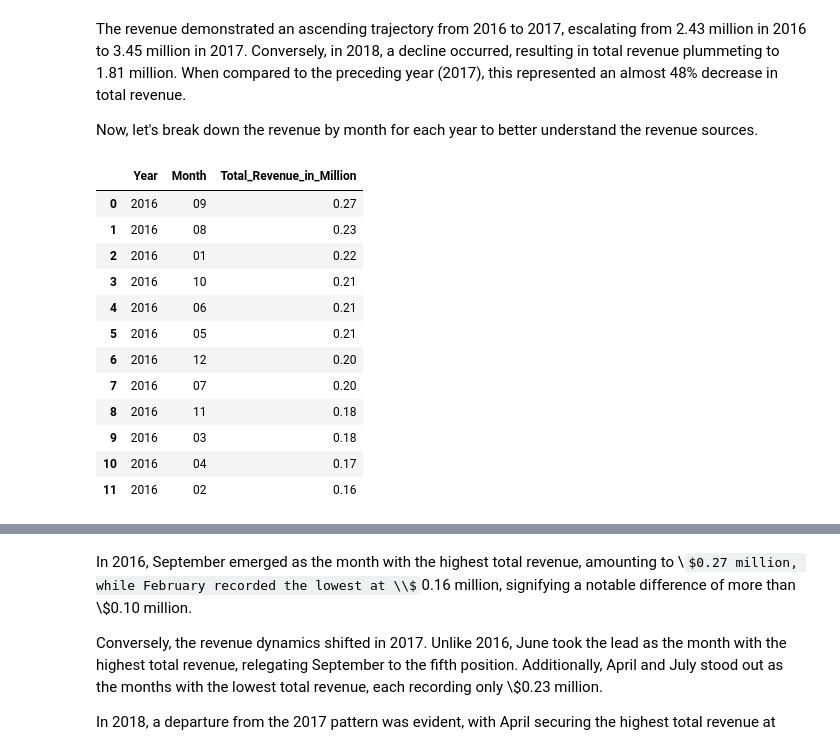
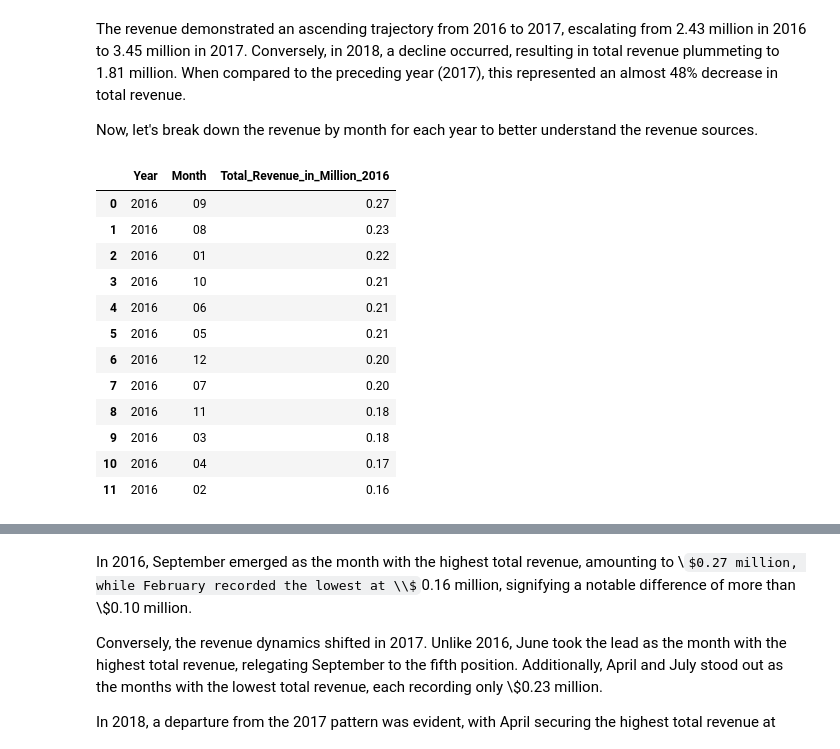
Before and after one commit to DiogocViana/Retail-Bike-Store-SQL-Notebook, a Jupyter notebook: Retail Bike Store.ipynb, the cells around one changed output, grey strips where cells are left out. Drawn from its saved outputs; the diff is of its cells as text; code cells hidden in the pictures; some formulas as TeX source.

```diff
--- a/Retail Bike Store.ipynb
+++ b/Retail Bike Store.ipynb
@@ -525,32 +866,32 @@ Now, let's break down the revenue by month for each year to better understand th
 # %%
 query = '''
 WITH total_sale AS (
     SELECT
         strftime('%Y', ot.order_date) AS Year,
         strftime('%m', ot.order_date) AS Month,
         oi.product_id,
         oi.quantity,
         oi.list_price,
         oi.discount,
         ((oi.quantity * oi.list_price) * (1 - oi.discount)) AS total_sale_product
     FROM order_items AS oi
     LEFT JOIN orders AS ot ON oi.order_id = ot.order_id
 )
 
 SELECT
     Year,
     Month,
-    ROUND(SUM(total_sale_product)/1000000, 2) AS Total_Revenue_in_Million
+    ROUND(SUM(total_sale_product)/1000000, 2) AS Total_Revenue_in_Million_2016
 FROM total_sale
 WHERE Year= '2016'
 GROUP BY Year, Month
-ORDER BY Year, Total_Revenue_in_Million DESC;
+ORDER BY Year, Total_Revenue_in_Million_2016 DESC;
 '''
 
-df = pd.read_sql_query(query, connection)
-df
+df_2016 = pd.read_sql_query(query, connection)
+df_2016
 # %% [output]
-|  | Year | Month | Total_Revenue_in_Million |
+|  | Year | Month | Total_Revenue_in_Million_2016 |
 | 0 | 2016 | 09 | 0.27 |
 | 1 | 2016 | 08 | 0.23 |
 | 2 | 2016 | 01 | 0.22 |
```
Also changed, not shown: parts of 78 cells of this notebook.
